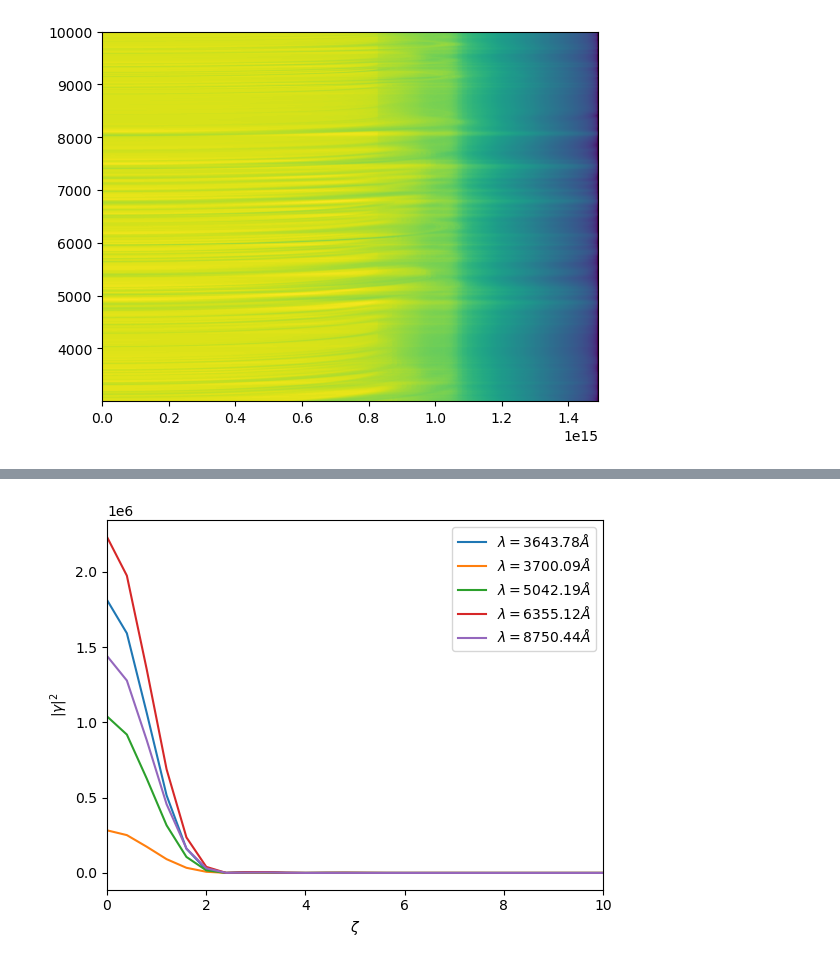
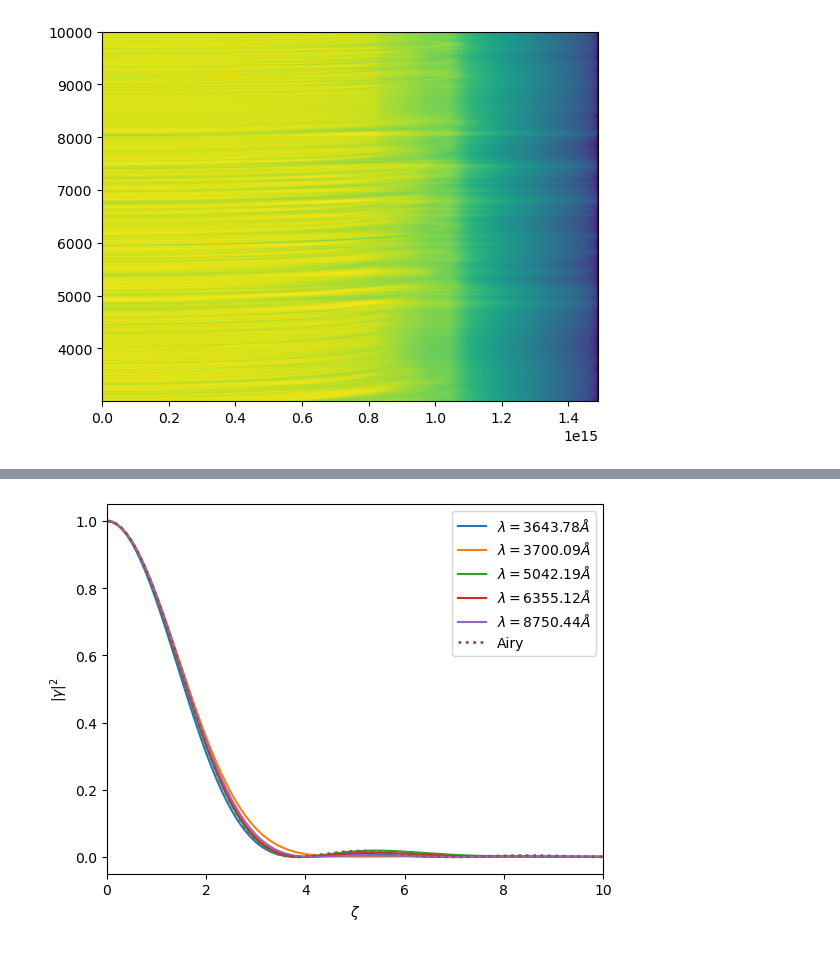
Before and after one commit to AlexGKim/II, a Jupyter notebook: Untitled.ipynb, the cells around one changed output, grey strips where cells are left out. Cells and saved outputs as stored; diff of their text form; code cells hidden in the pictures.

```diff
--- a/Untitled.ipynb
+++ b/Untitled.ipynb
@@ -50,9 +53,11 @@ def dgamma2ds(y,norder=None):
     gamma = dft_polar(y, norder=norder)
     return - 2* gamma * rhos *dft_polar_der(y, norder=norder)
 # %%
-norder = 20
-flux = numpy.zeros(1000)
-flux[:100]=1
+norder = 200
+ncirc = 100
+factor =20
+flux = numpy.zeros(ncirc*factor)
+flux[:ncirc]=1
 gamma = dft_polar(flux,norder=norder)
 gamma20=gamma[0]**2
 gamma=gamma/gamma[0]
@@ -66,7 +71,7 @@ x = numpy.arange(0,10,0.1)
 # plt.plot(numpy.arange(len(gamma2))*2*numpy.pi/10,gamma2,label=r'$\gamma^2$')
 plt.plot(x,(2*jv(1,x)/x)**2,label='Airy')
 plt.plot(x,2*(2*jv(1,x)/x)*(jv(0,x)-jv(2,x)-2*jv(1,x)/x),label='dAirydtheta')
-plt.plot(numpy.arange(len(gamma2))*2*numpy.pi/10,dgamma2ds(flux, norder=norder)/gamma20,label=r'$d\gamma^2/d\rho$')
+plt.plot(numpy.arange(len(gamma2))*2*numpy.pi/factor,dgamma2ds(flux, norder=norder)/gamma20,label=r'$d\gamma^2/d\rho$')
 # plt.plot((0,12),(0,0))
 # plt.ylim((0,10))
 
@@ -135,52 +124,46 @@ NameError: name 'ren' is not defined
 # %%
-nd = axis0[:].shape[0]
-delta = axis0[1]-axis0[0]
-drad = 0.475e15
-ndisk = 2*drad/delta
-factor=10
+def gamma2snr():
+    nd = axis0[:].shape[0]
+    delta = axis0[1]-axis0[0]
+    drad = 0.475e15
+    ndisk = int(2*drad/delta)
+    factor=40
+    norder = factor * 5
 
-# nexpand = int(factor*ndisk)
-flux = numpy.zeros(nd*factor)
+    # nexpand = int(factor*ndisk)
+    flux = numpy.zeros(nd*factor)
+    fig, ax = plt.subplots()
+    fig2, ax2 = plt.subplots()
+    for index in [maxorder[0],idx3700,maxorder[-1],idx6355,idx8750]:
+        flux[:]=0
+        flux[:nd] = block0_values[index,:]
+        # flux[:ndisk] = 1
+        gamma = dft_polar(flux,norder=norder)
+        gamma0 = gamma[0]
+        gamma=gamma/gamma[0]
+        gamma2 = gamma*gamma
+        ax.plot(numpy.arange(gamma2.shape[0])*2*numpy.pi/(nd*factor/ndisk),gamma2,label=r"$\lambda={:.2f}\AA$".format(lambdas[index]))
 
-# for index in [maxorder[0],idx3700,maxorder[-1],idx6355,idx8750]:
-#     flux[:]=0
-#     flux[:nd] = block0_values[index,:]
-#     gamma2 = dft_polar(flux,norder=200)**2
-#     # gamma2 = gamma2_polar(block0_values[index,:])
-#     plt.plot(numpy.arange(gamma2.shape[0])*2*numpy.pi/(nd*factor/ndisk),gamma2/gamma2[0],label=r"$\lambda={:.2f}\AA$".format(lambdas[index]))
-# zeta = numpy.arange(0,nd,0.01)
-# plt.plot(zeta,(2*jv(1,zeta)/zeta)**2,label='Airy',ls='dotted',lw=2)
-# plt.ylabel(r"$|\gamma|^2$")
-# plt.xlabel(r"$\zeta$")
-# plt.xlim((0,10))
-# plt.legend()
-# plt.savefig('gamma2.pdf')
-# plt.clf()
+        fm = dgamma2ds(flux, norder=norder)/gamma0**2
+        fm= numpy.abs(fm)
+        ax2.plot(numpy.arange(fm.shape[0])*2*numpy.pi/(nd*factor/ndisk),fm,label=r"$\lambda={:.2f}\AA$".format(lambdas[index]))
 
-for index in [maxorder[0],idx3700,maxorder[-1],idx6355,idx8750]:
-    flux[:]=0
-    flux[:nd] = block0_values[index,:]
-    fm = dgamma2ds(flux,norder=100)**2
-    fm=fm/gamma2[0]
-    # gamma2 = gamma2_polar(block0_values[index,:])
-    plt.plot(numpy.arange(fm.shape[0])*2*numpy.pi/(nd*factor/ndisk),fm,label=r"$\lambda={:.2f}\AA$".format(lambdas[index]))
-# zeta = numpy.arange(0,nd,0.01)
-# plt.plot(zeta,(2*jv(1,zeta)/zeta)**2,label='Airy',ls='dotted',lw=2)
-plt.ylabel(r"$|\gamma|^2$")
-plt.xlabel(r"$\zeta$")
-plt.xlim((0,10))
-plt.legend()
-wef
-# plt.savefig('temp.pdf')
+    zeta = numpy.arange(0,nd,0.01)
+    airy = (2*jv(1,zeta)/zeta)**2
+    ax.plot(zeta,airy,label='Airy',ls='dotted',lw=2)
+    ax.set_ylabel(r"$|\gamma|^2$")
+    ax.set_xlabel(r"$\zeta$")
+    ax.set_xlim((0,10))
+    ax.legend()
+    fig.savefig('gamma2.pdf')
+    dairy = (2*(2*jv(1,zeta)/zeta)*(jv(0,zeta)-jv(2,zeta)-2*jv(1,zeta)/zeta))
+    ax2.plot(zeta,numpy.abs(dairy),label='Airy',ls='dotted')
+    ax2.set_ylabel(r"$SNR$")
+    ax2.set_xlabel(r"$\zeta$")
+    ax2.set_xlim((0,10))
+    # ax2.set_ylim((0,1))
+    ax2.legend()
+    fig2.savefig('snr.pdf')
 
-y = numpy.zeros(1000)
-y[0:100]=1/100
-norder = 20
-x = numpy.arange(norder)*2*numpy.pi/10
-ans = dft_polar(y,20)**2
-plt.plot(x,ans/ans[0])
-plt.plot(x,(2*jv(1,x)/x)**2)
-plt.plot(x,dgamma2ds(y,norder)/1e6)
-plt.ylim((-0.1,0.1))
-# plt.hlines(0,0,12)
+gamma2snr()
 # %% [output]
@@ -188 +170 @@ NameError: name 'wef' is not defined
-[figure, old version]
+[figure, new version]
```
Also changed, not shown: parts of 14 cells of this notebook.
